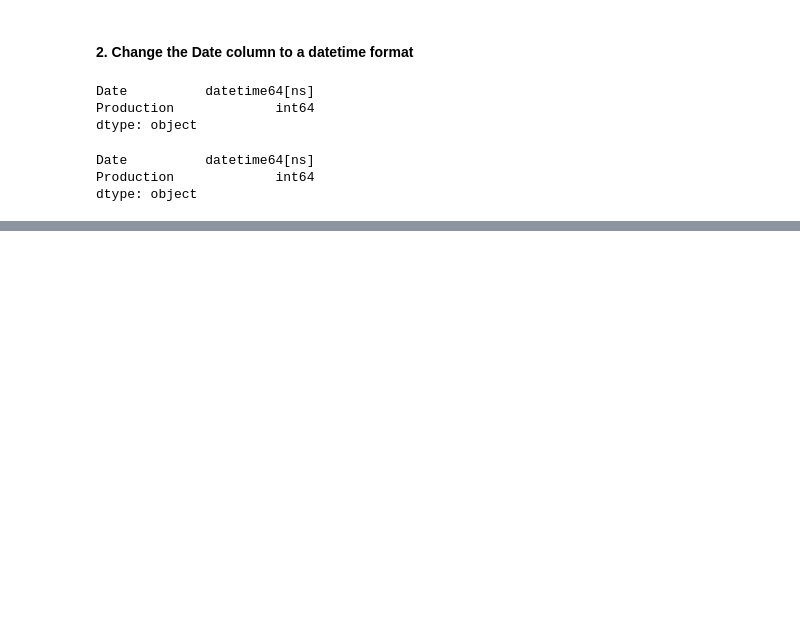
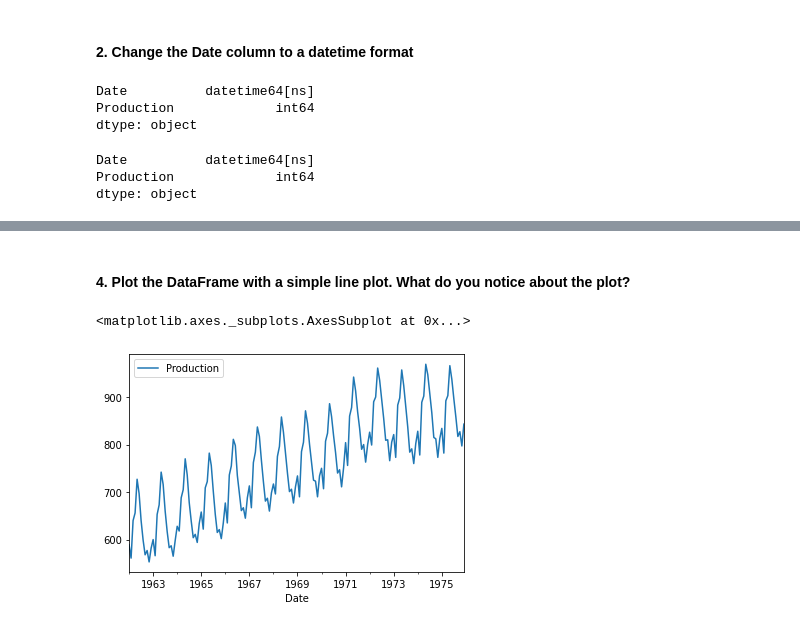
Before and after one commit to StevTobs/TimeSeries_Python, a Jupyter notebook: Time_Series_with_Pandas.ipynb, the cells around one changed output, grey strips where cells are left out. Cells and saved outputs as stored; diff of their text form; code cells hidden in the pictures; blank space fills up the shorter version.

```diff
--- a/Time_Series_with_Pandas.ipynb
+++ b/Time_Series_with_Pandas.ipynb
@@ -810,9 +846,7 @@ dtype: object
 #### 2. Change the Date column to a datetime format
 # %%
 # CODE HERE
-
-df['Date'] = pd.to_datetime(df.index)
-
+df['Date']=pd.to_datetime(df['Date'])
 df.dtypes
 # %% [output]
 Date          datetime64[ns]
@@ -826,0 +863,3 @@ dtype: object
+# %%
+df.set_index('Date',inplace=True)
+df.head()
@@ -826,0 +884,7 @@ dtype: object
+# %% [markdown]
+#### 4. Plot the DataFrame with a simple line plot. What do you notice about the plot?
+# %%
+df.plot()
+# %% [output]
+<matplotlib.axes._subplots.AxesSubplot at 0x...>
+[figure, added]
```
Also changed, not shown: parts of 26 cells of this notebook.
